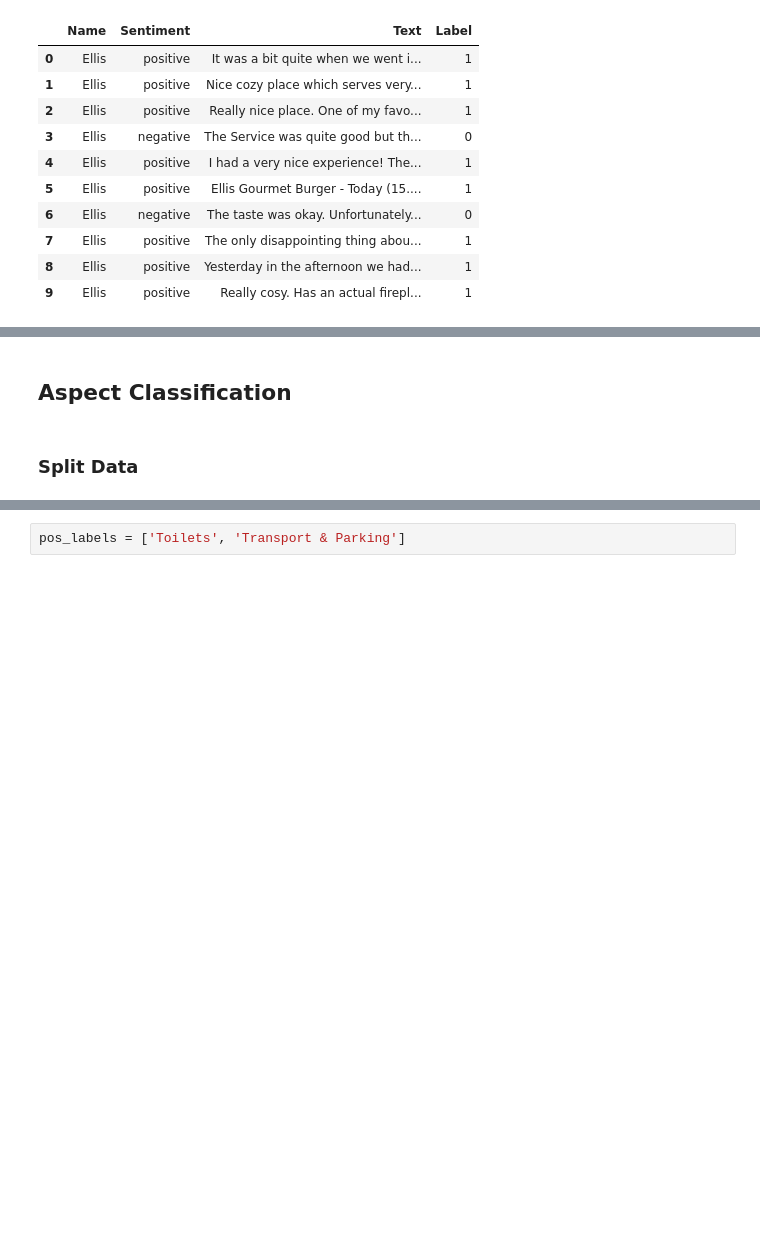
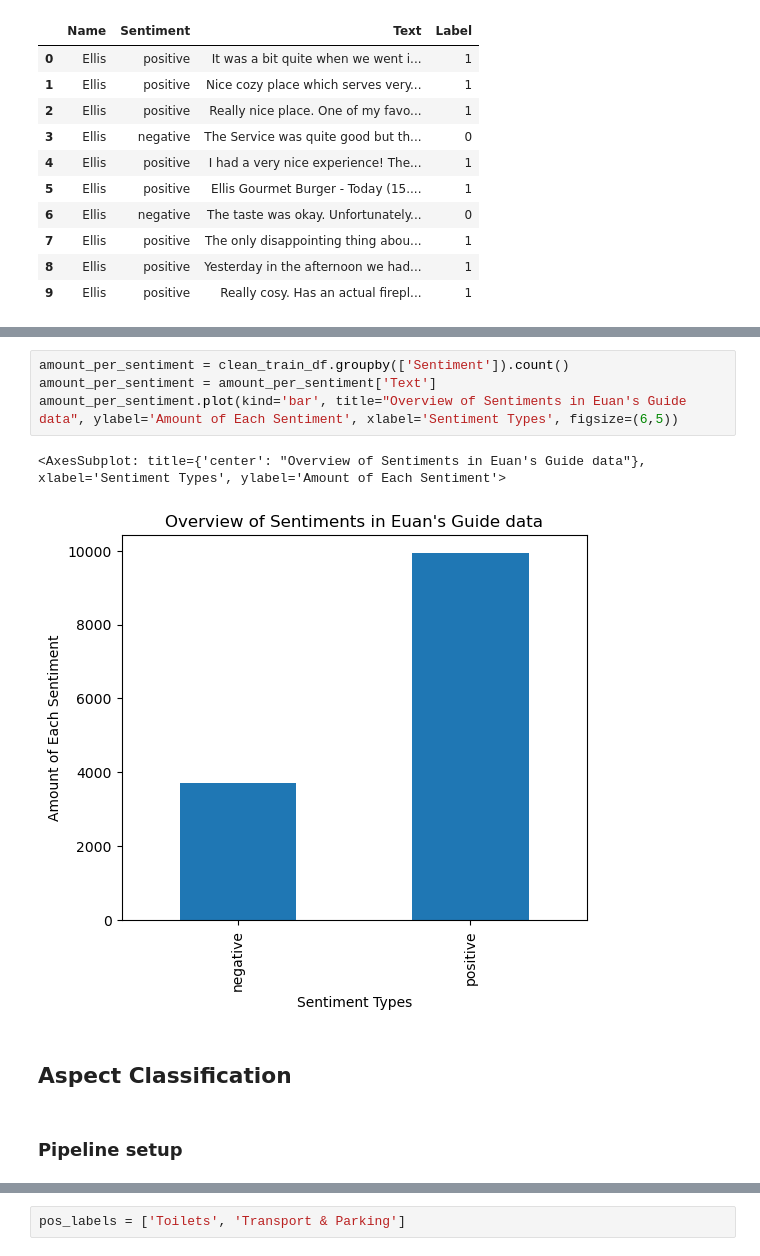
Before and after one commit to Amsterdam-Internships/Venue-Accessibility-Google-Reviews, a Jupyter notebook: notebooks/Pipeline.ipynb, the cells around one changed output, grey strips where cells are left out. Cells and saved outputs as stored; diff of their text form; blank space fills up the shorter version.

```diff
--- a/notebooks/Pipeline.ipynb
+++ b/notebooks/Pipeline.ipynb
@@ -105,4 +126,11 @@ display(clean_test_df[:10])
+# %%
+amount_per_sentiment = clean_train_df.groupby(['Sentiment']).count()
+amount_per_sentiment = amount_per_sentiment['Text']
+amount_per_sentiment.plot(kind='bar', title="Overview of Sentiments in Euan's Guide data", ylabel='Amount of Each Sentiment', xlabel='Sentiment Types', figsize=(6,5))
+# %% [output]
+<AxesSubplot: title={'center': "Overview of Sentiments in Euan's Guide data"}, xlabel='Sentiment Types', ylabel='Amount of Each Sentiment'>
+[figure, added]
 # %% [markdown]
 ## Aspect Classification
-# %% [markdown]
-### Split Data
+# %% [markdown]
+### Pipeline setup
```
Also changed, not shown: parts of 36 cells of this notebook, 20 other files.
